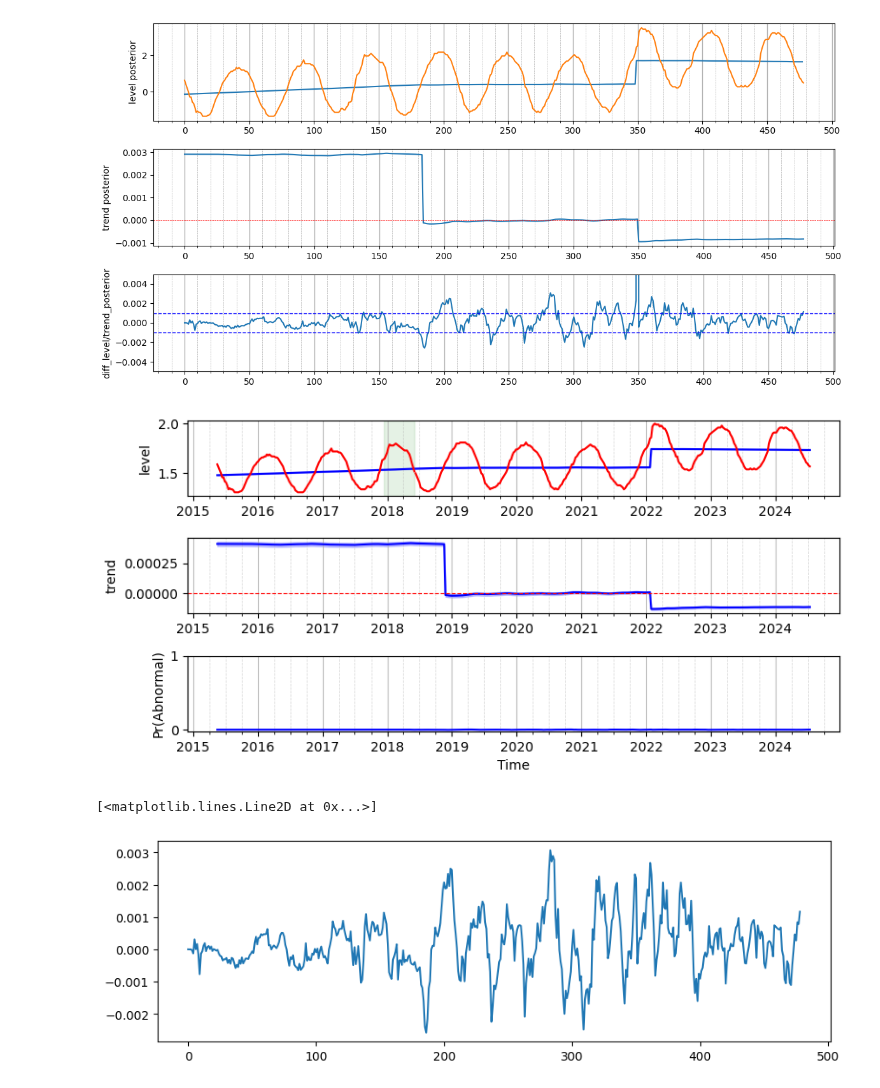
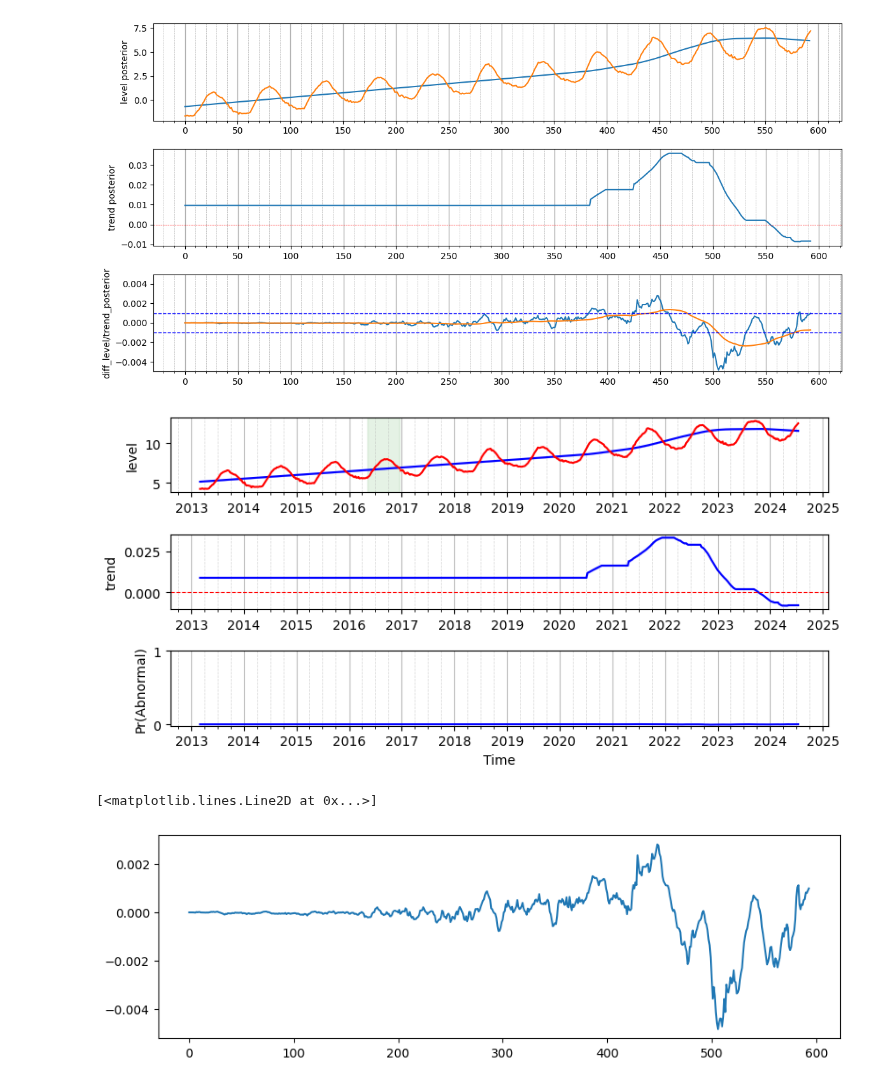
Before and after one commit to Bayes-Works/canari, a Jupyter notebook: examples/hs_compa_ad.ipynb, the cells around one changed output. Cells and saved outputs as stored; diff of their text form; code cells hidden in the pictures.

```diff
--- a/examples/hs_compa_ad.ipynb
+++ b/examples/hs_compa_ad.ipynb
@@ -26,7 +26,7 @@ param_optimization = True
 num_trials = 100
 # %%
 project_root = Path.cwd().resolve().parents[0]
-data_file = str(project_root / "data/benchmark_data/test_10_data.csv")
+data_file = str(project_root / "data/benchmark_data/test_9_data.csv")
 df_raw = pd.read_csv(data_file, skiprows=1, delimiter=",", header=None)
 time_series = pd.to_datetime(df_raw.iloc[:, 0])
 df_raw = df_raw.iloc[:, 1:]
@@ -165,31 +165,46 @@ level_pri = level_pri[1:]
 trend = trend[:-1]
 # diff_level = np.insert(diff_level, 0, np.nan)
 ratio_diff_trend = diff_level-trend
+
+window = 50
+# Compute the moving average (valid part)
+ma_valid = np.convolve(
+    ratio_diff_trend,
+    np.ones(window) / window,
+    mode='valid'
+)
+
+# Prepare full-length result initialized with zeros
+moving_avg = np.zeros(len(ratio_diff_trend))
+
+# Insert the valid moving-average part starting at index 49
+moving_avg[window-1:] = ma_valid
 # %%
 fig, ax = plt.subplots(3,1, figsize=(12,6))
 ax[0].plot(level_pos)
 ax[0].plot(all_data["y"])
 ax[0].set_ylabel("level posterior")
 ax[1].plot(trend)
 ax[1].set_ylabel("trend posterior")
 ax[1].axhline(0, color='red', linestyle="--", linewidth=0.5)
 ax[2].plot(ratio_diff_trend)
+ax[2].plot(moving_avg)
 ax[2].set_ylim(-0.005, 0.005)
 ax[2].set_ylabel("diff_level/trend_posterior")
 ax[2].axhline(-0.001, color="blue", linestyle="--", linewidth=1)
 ax[2].axhline(0.001, color="blue", linestyle="--", linewidth=1)
 
 # Set global x-range for all axes
 for a in ax:
     a.xaxis.set_major_locator(MultipleLocator(50))
     a.xaxis.set_minor_locator(MultipleLocator(10))
     a.grid(which="major", axis="x", linestyle="-", linewidth=1)
     a.grid(which="minor", axis="x", linestyle="--", linewidth=0.5)
 
 fig.tight_layout()
 plt.show()
 # %% [output]
-[figure, old version]
+[figure, new version]
 # %%
 fig, ax = plot_skf_states(
     data_processor=data_processor,
@@ -202,10 +217,10 @@ fig.tight_layout()
 # plt.savefig("./saved_results/BM10_1.png")
 plt.show()
 # %% [output]
-[figure, old version]
+[figure, new version]
 # %%
 fig, ax = plt.subplots(1,1, figsize=(10,3))
 plt.plot(prob)
 # %% [output]
 [<matplotlib.lines.Line2D at 0x...>]
-[figure, old version]
+[figure, new version]
```
Also changed, not shown: 1 other file.
